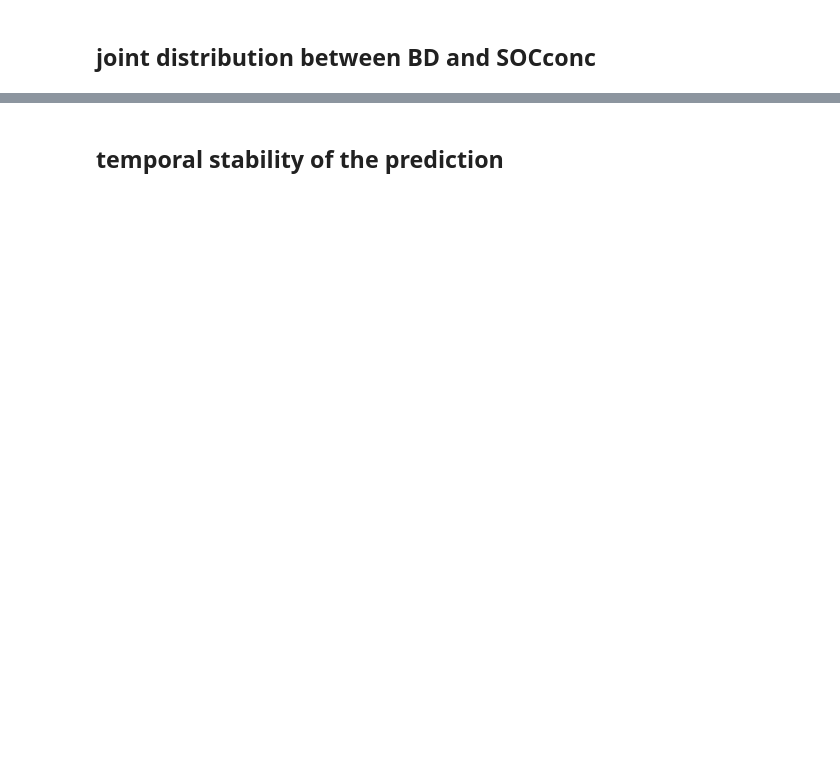
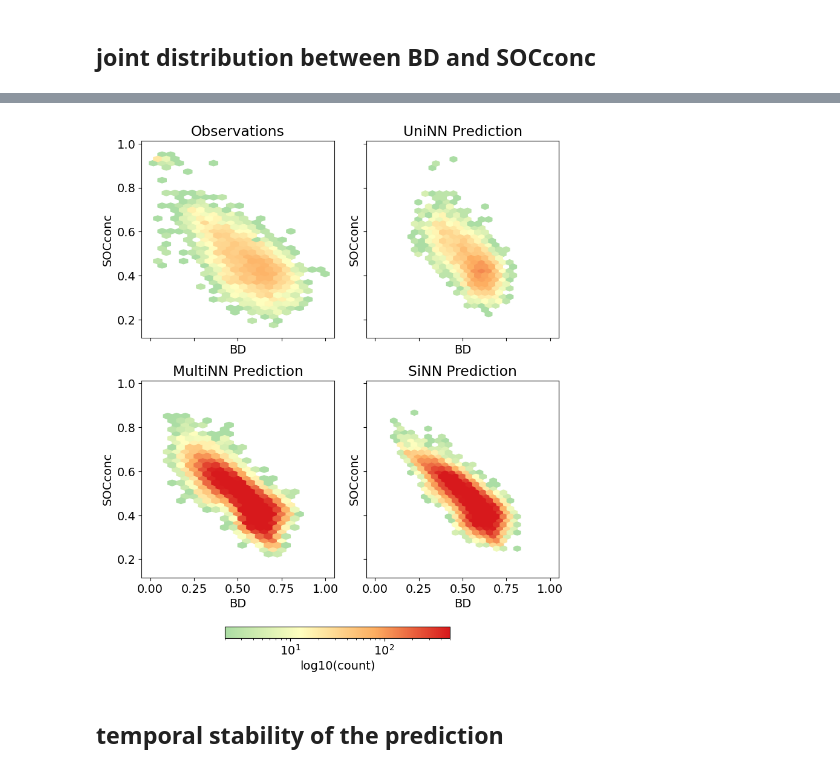
Before and after one commit to AI4SoilHealth/EasyDensity.jl, a Jupyter notebook: CompareMultiHybird.ipynb, the cells around one changed output, grey strips where cells are left out. Cells and saved outputs as stored; diff of their text form; code cells hidden in the pictures; blank space fills up the shorter version.

```diff
--- a/CompareMultiHybird.ipynb
+++ b/CompareMultiHybird.ipynb
@@ -245,2 +217,78 @@ plt.show()
+# %%
+row_count_vmax = 500
+gridsize = (20, 20)
+
+fig, axes = plt.subplots(2, 2, figsize=(8, 10), sharex=True, sharey=True)
+axes = axes.ravel()
+
+# --- 1. Observations ---
+hb0 = axes[0].hexbin(
+    df['BD'], df['SOCconc'],
+    gridsize=gridsize,
+    cmap=cet_l19_cmap,
+    bins="log",
+    mincnt=2,
+    vmax=row_count_vmax
+)
+axes[0].set_title("Observations")
+axes[0].set_xlabel("BD")
+axes[0].set_ylabel("SOCconc")
+
+# --- 2. MultiNN Predictions ---
+hb1 = axes[1].hexbin(
+    df['UniNN_BD'], df['UniNN_SOCconc'],
+    gridsize=gridsize,
+    cmap=cet_l19_cmap,
+    bins="log",
+    mincnt=2,
+    vmax=row_count_vmax
+)
+axes[1].set_title("UniNN Prediction")
+axes[1].set_xlabel("BD")
+axes[1].set_ylabel("SOCconc")
+
+# --- 3. SiNN Predictions ---
+hb2 = axes[2].hexbin(
+    df['MultiNN_BD'], df['MultiNN_SOCconc'],
+    gridsize=gridsize,
+    cmap=cet_l19_cmap,
+    bins="log",
+    mincnt=2,
+    vmax=row_count_vmax
+)
+axes[2].set_title("MultiNN Prediction")
+axes[2].set_xlabel("BD")
+axes[2].set_ylabel("SOCconc")
+
+# --- 4. 任意你需要的第四幅图（添加你自己的变量） ---
+hb3 = axes[3].hexbin(
+    df['SiNN_BD'], df['SiNN_SOCconc'],     # 用你的真实变量名替换
+    gridsize=gridsize,
+    cmap=cet_l19_cmap,
+    bins="log",
+    mincnt=2,
+    vmax=row_count_vmax
+)
+axes[3].set_title("SiNN Prediction")
+axes[3].set_xlabel("BD")
+axes[3].set_ylabel("SOCconc")
+
+# --- Bottom shared colorbar ---
+cbar = fig.colorbar(
+    hb3,
+    ax=axes,
+    orientation="horizontal",
+    fraction=0.05,
+    pad=0.15,     # 调整 pad 让 colorbar 更靠下，避免和图重叠
+    shrink=0.6
+)
+cbar.set_label("log10(count)")
+
+fig.tight_layout()
+fig.subplots_adjust(bottom=0.23)   # 确保 colorbar 不与图重叠
+
+plt.show()
+# %% [output]
+[figure, added]
 # %% [markdown]
 ## temporal stability of the prediction
```
Also changed, not shown: parts of 9 cells of this notebook, 1 other file.
